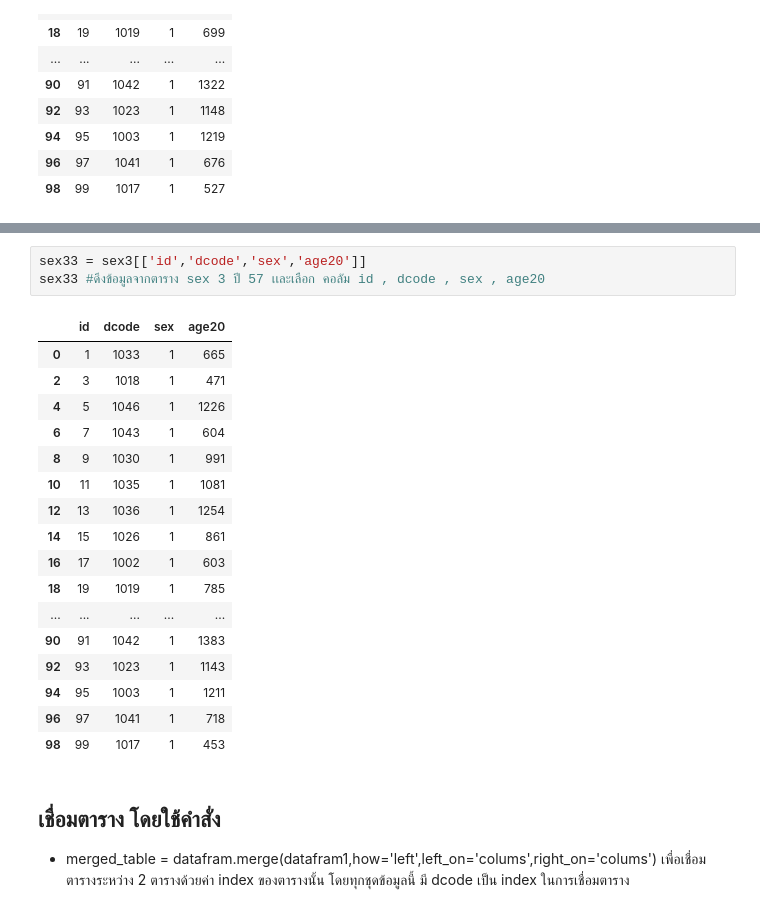
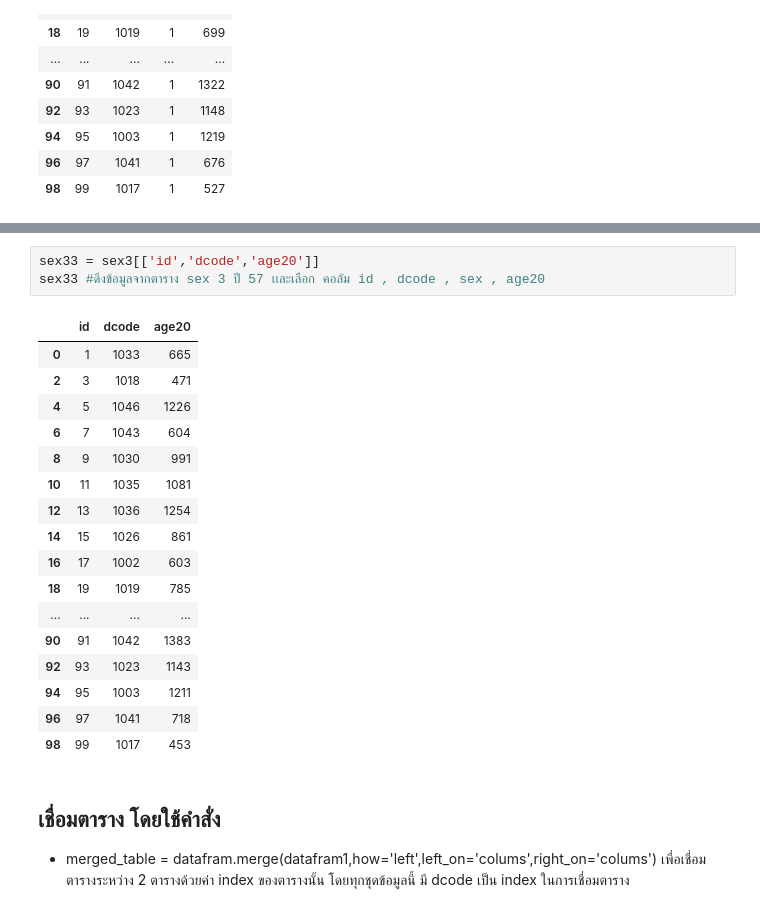
Before and after one commit to kittikhun62/DWDM21, a Jupyter notebook: project.ipynb, the cells around one changed output, grey strips where cells are left out. Saved outputs shown, nothing was run; the diff lists cells and outputs as text.

```diff
--- a/project.ipynb
+++ b/project.ipynb
@@ -209,24 +209,24 @@ sex22 ##ดึงข้อมูลจากตาราง sex 2 ปี 59 เ
 # %%
-sex33 = sex3[['id','dcode','sex','age20']]
+sex33 = sex3[['id','dcode','age20']]
 sex33 #ดึงข้อมูลจากตาราง sex 3 ปี 57 เเละเลือก คอลัม id , dcode , sex , age20
 # %% [output]
-|  | id | dcode | sex | age20 |
-| 0 | 1 | 1033 | 1 | 665 |
-| 2 | 3 | 1018 | 1 | 471 |
-| 4 | 5 | 1046 | 1 | 1226 |
-| 6 | 7 | 1043 | 1 | 604 |
-| 8 | 9 | 1030 | 1 | 991 |
-| 10 | 11 | 1035 | 1 | 1081 |
-| 12 | 13 | 1036 | 1 | 1254 |
-| 14 | 15 | 1026 | 1 | 861 |
-| 16 | 17 | 1002 | 1 | 603 |
-| 18 | 19 | 1019 | 1 | 785 |
-| ... | ... | ... | ... | ... |
-| 90 | 91 | 1042 | 1 | 1383 |
-| 92 | 93 | 1023 | 1 | 1143 |
-| 94 | 95 | 1003 | 1 | 1211 |
-| 96 | 97 | 1041 | 1 | 718 |
-| 98 | 99 | 1017 | 1 | 453 |
+|  | id | dcode | age20 |
+| 0 | 1 | 1033 | 665 |
+| 2 | 3 | 1018 | 471 |
+| 4 | 5 | 1046 | 1226 |
+| 6 | 7 | 1043 | 604 |
+| 8 | 9 | 1030 | 991 |
+| 10 | 11 | 1035 | 1081 |
+| 12 | 13 | 1036 | 1254 |
+| 14 | 15 | 1026 | 861 |
+| 16 | 17 | 1002 | 603 |
+| 18 | 19 | 1019 | 785 |
+| ... | ... | ... | ... |
+| 90 | 91 | 1042 | 1383 |
+| 92 | 93 | 1023 | 1143 |
+| 94 | 95 | 1003 | 1211 |
+| 96 | 97 | 1041 | 718 |
+| 98 | 99 | 1017 | 453 |
 # %% [markdown]
 ## เชื่อมตาราง โดยใช้คำสั่ง
 
```
Also changed, not shown: parts of 9 cells of this notebook.
